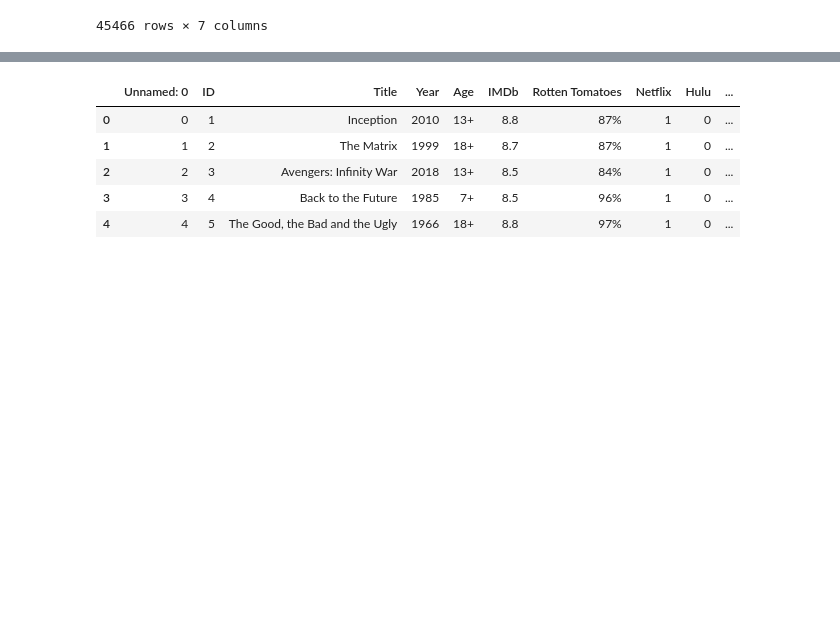
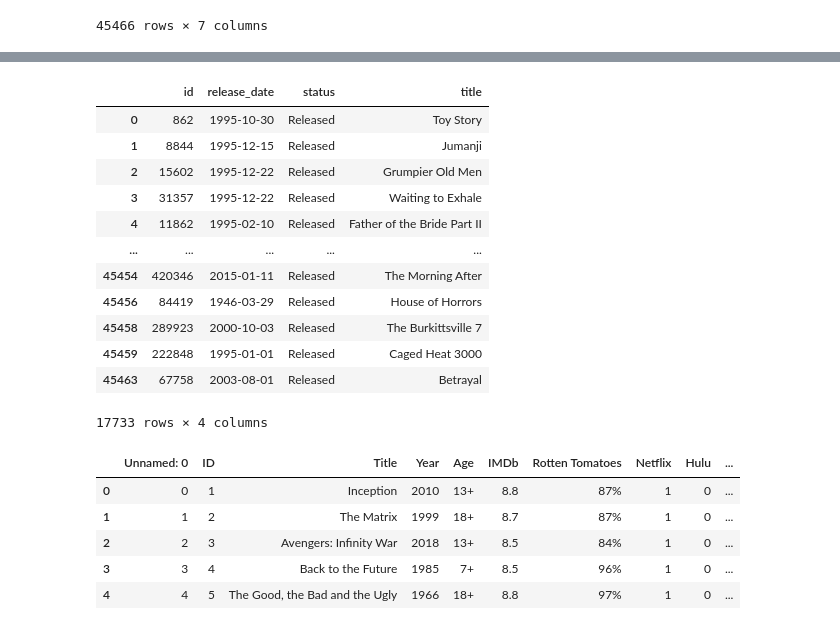
Before and after one commit to RubyRose7/ETL-Project, a Jupyter notebook: Resources/clean_movies.ipynb, the cells around one changed output, grey strips where cells are left out. Cells and saved outputs as stored; diff of their text form; code cells hidden in the pictures; blank space fills up the shorter version.

```diff
--- a/Resources/clean_movies.ipynb
+++ b/Resources/clean_movies.ipynb
@@ -66,3 +89,21 @@ movies_US_df
+# %%
+#drop production country column
+movies_filtered_df = movies_US_df.drop(columns=["production_countries","budget","revenue"])
+movies_filtered_df
+# %% [output]
+|  | id | release_date | status | title |
+| 0 | 862 | 1995-10-30 | Released | Toy Story |
+| 1 | 8844 | 1995-12-15 | Released | Jumanji |
+| 2 | 15602 | 1995-12-22 | Released | Grumpier Old Men |
+| 3 | 31357 | 1995-12-22 | Released | Waiting to Exhale |
+| 4 | 11862 | 1995-02-10 | Released | Father of the Bride Part II |
+| ... | ... | ... | ... | ... |
+| 45454 | 420346 | 2015-01-11 | Released | The Morning After |
+| 45456 | 84419 | 1946-03-29 | Released | House of Horrors |
+| 45458 | 289923 | 2000-10-03 | Released | The Burkittsville 7 |
+| 45459 | 222848 | 1995-01-01 | Released | Caged Heat 3000 |
+| 45463 | 67758 | 2003-08-01 | Released | Betrayal |
+17733 rows × 4 columns
 # %%
 streaming = pd.read_csv(file3)
 streaming.head()
```
Also changed, not shown: parts of 12 cells of this notebook.
